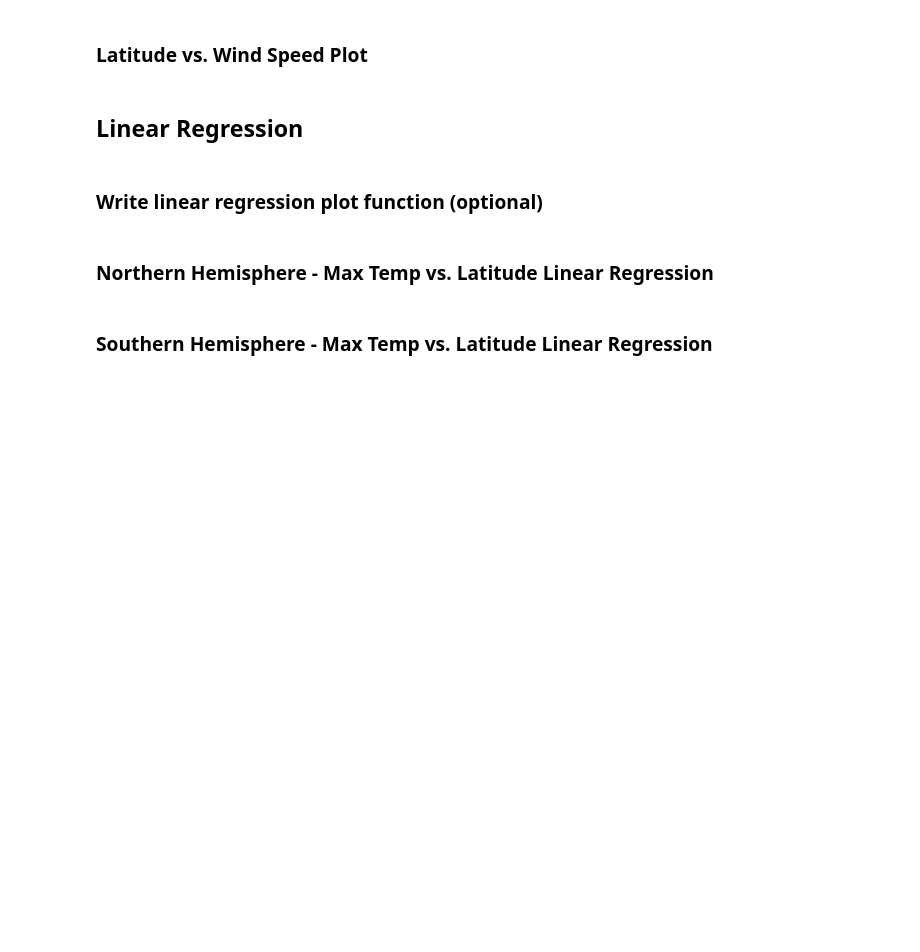
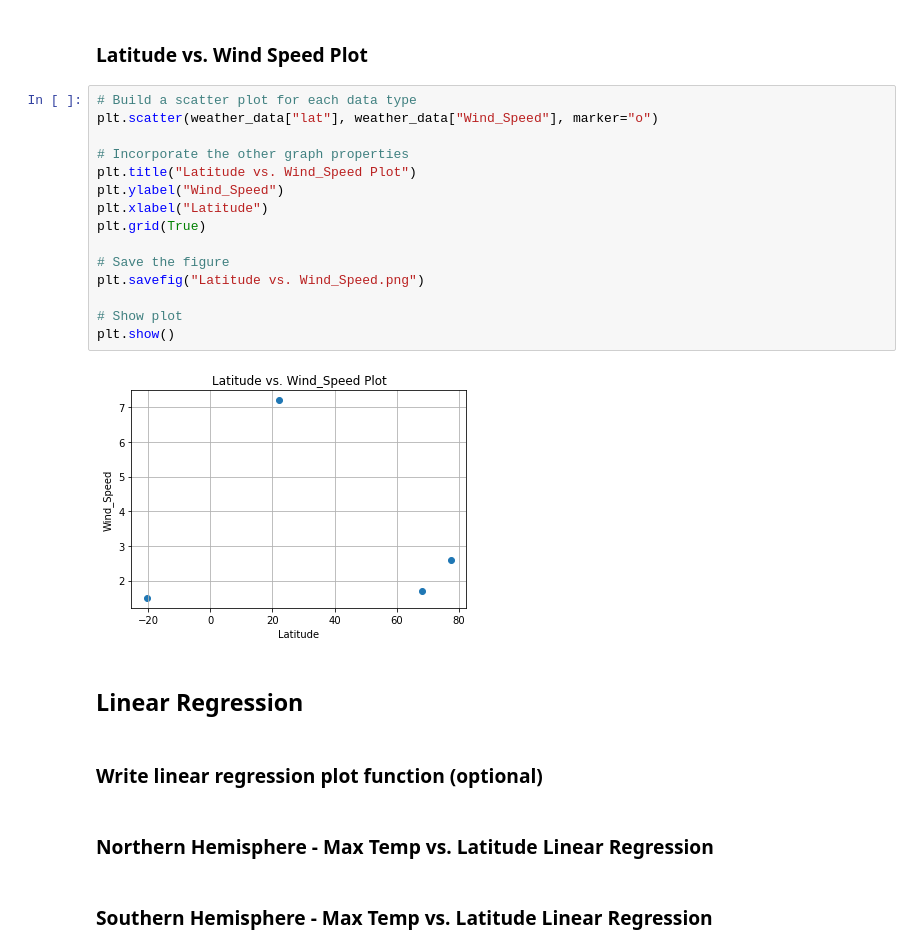
Before and after one commit to Rongjun-Ding/python-api-challenge, a Jupyter notebook: WeatherPy/WeatherPy.ipynb, the cells around one changed output. Drawn from its saved outputs; the diff is of its cells as text; blank space fills up the shorter version.

```diff
--- a/WeatherPy/WeatherPy.ipynb
+++ b/WeatherPy/WeatherPy.ipynb
@@ -166,5 +204,22 @@ plt.show()
 # %% [markdown]
 ### Latitude vs. Wind Speed Plot
+# %%
+# Build a scatter plot for each data type
+plt.scatter(weather_data["lat"], weather_data["Wind_Speed"], marker="o")
+
+# Incorporate the other graph properties
+plt.title("Latitude vs. Wind_Speed Plot")
+plt.ylabel("Wind_Speed")
+plt.xlabel("Latitude")
+plt.grid(True)
+
+# Save the figure
+plt.savefig("Latitude vs. Wind_Speed.png")
+
+# Show plot
+plt.show()
+# %% [output]
+[figure, added]
 # %% [markdown]
 ## Linear Regression
 # %% [markdown]
```
Also changed, not shown: parts of 4 cells of this notebook, 5 other files.
